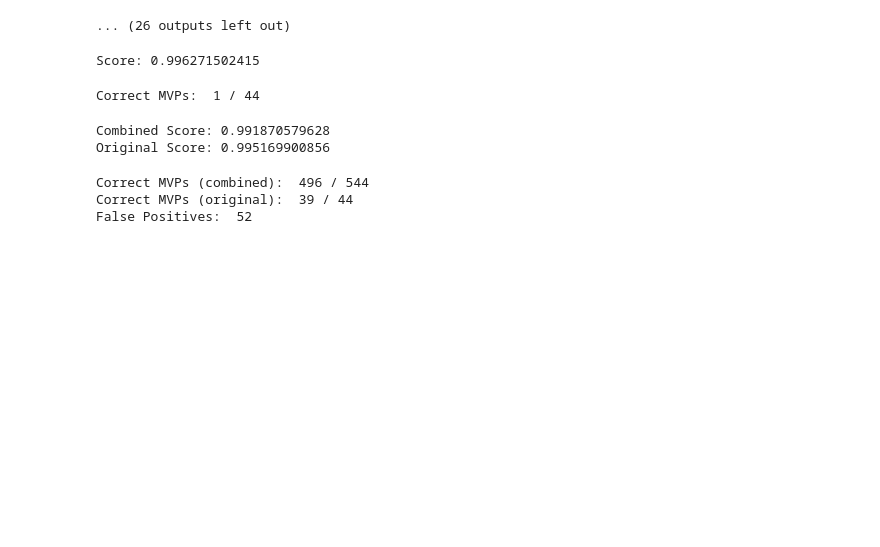
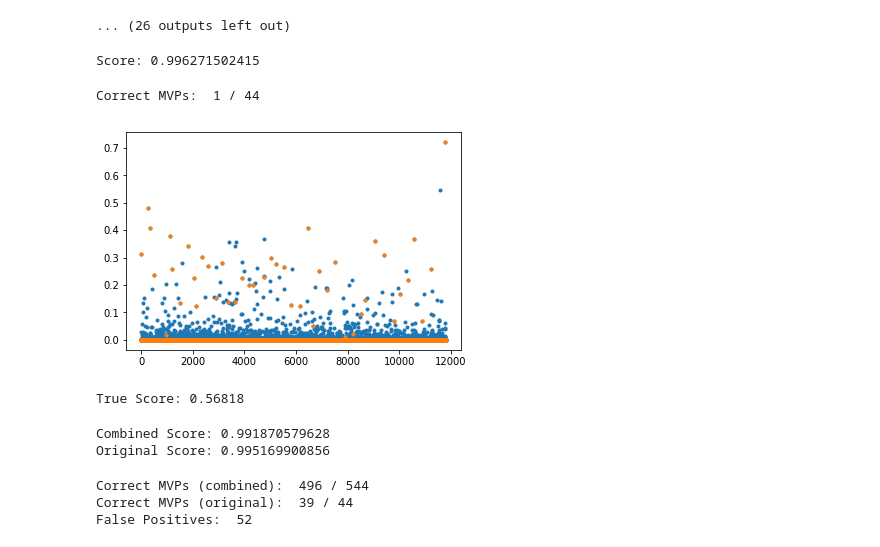
Before and after one commit to Lrab/COMP562_Final, a Jupyter notebook: LogisticRegression.ipynb, the cells around one changed output. Cells and saved outputs as stored; diff of their text form; code cells hidden in the pictures; blank space fills up the shorter version.

```diff
--- a/LogisticRegression.ipynb
+++ b/LogisticRegression.ipynb
@@ -319,3 +319,14 @@ for i in range(len(fneg)):
     name = Stats[mID][2]
 
     print(year,name)
+# %%
+# Plotting MVPs by there probability and non MVPs by prob
+ind = []
+for i in nind:
+    ind.append(i-start)
+
+plt.plot(prob[:,1],'.')
+plt.plot(prob[:,1]*labels,'.')
+plt.show()
+# %% [output]
+[figure, added]
@@ -322,3 +370,20 @@ for i in range(len(fneg)):
+# %%
+# Find the "true score" of our logistic regression by finding the player with
+# the highest likelihood to be MVP each year
+correct = []
+counter = 0
+for i in range(len(year_groups)):
+    grp = year_groups[i]
+    if len(grp) > 1:
+        counter += 1
+        argm = np.argmax(prob[grp,1])
+        mvp_choice = grp[argm]
+        if int(ndata[mvp_choice][-1]) in MVP_index:
+            correct.append(i)
+true_score = len(correct)/counter
+print('True Score:',np.round(true_score,5))
+# %% [output]
+True Score: 0.56818
 # %%
 # Add synthetic data to dataset
 slabels = np.ones(len(sdata_MVP))
```
Also changed, not shown: parts of 5 cells of this notebook.
